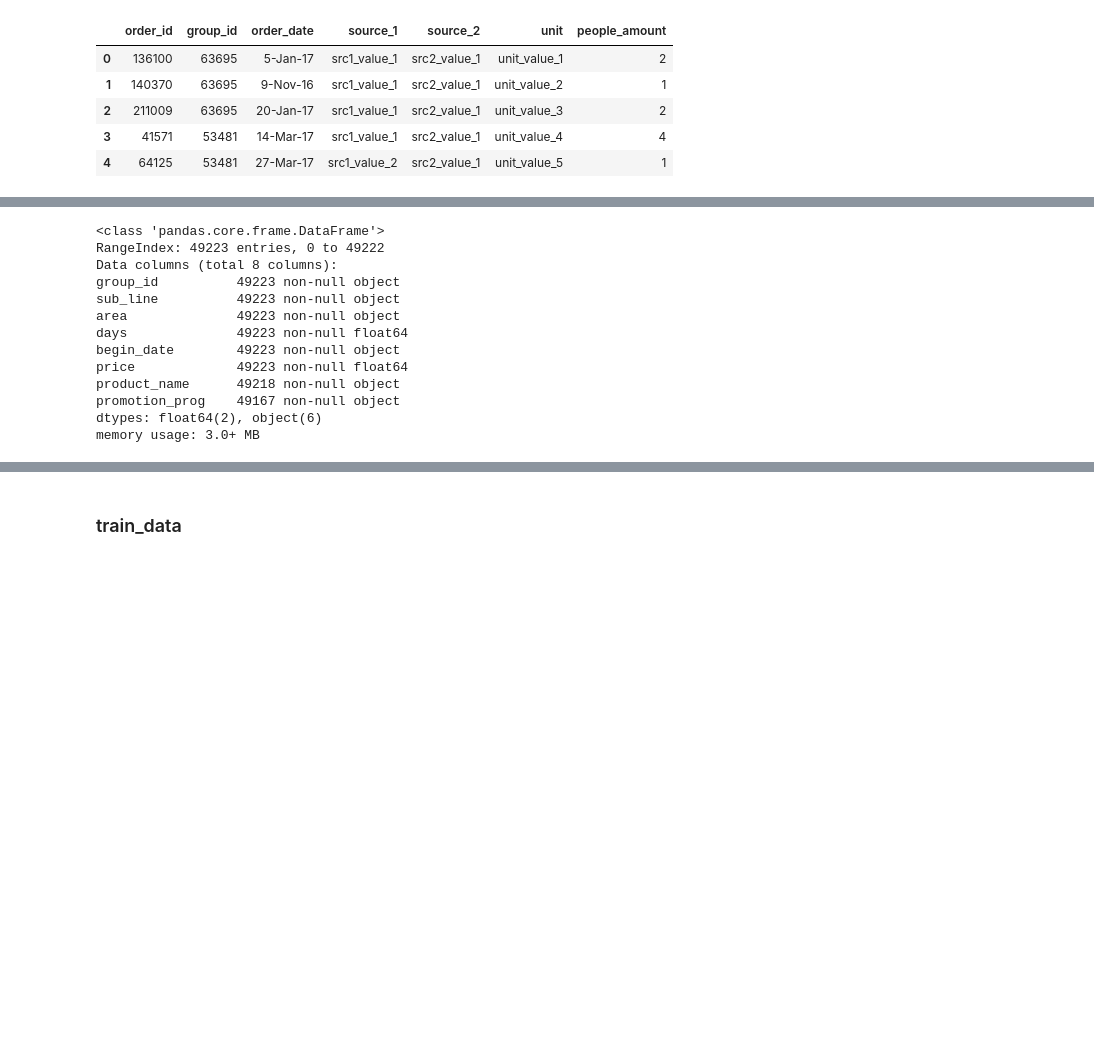
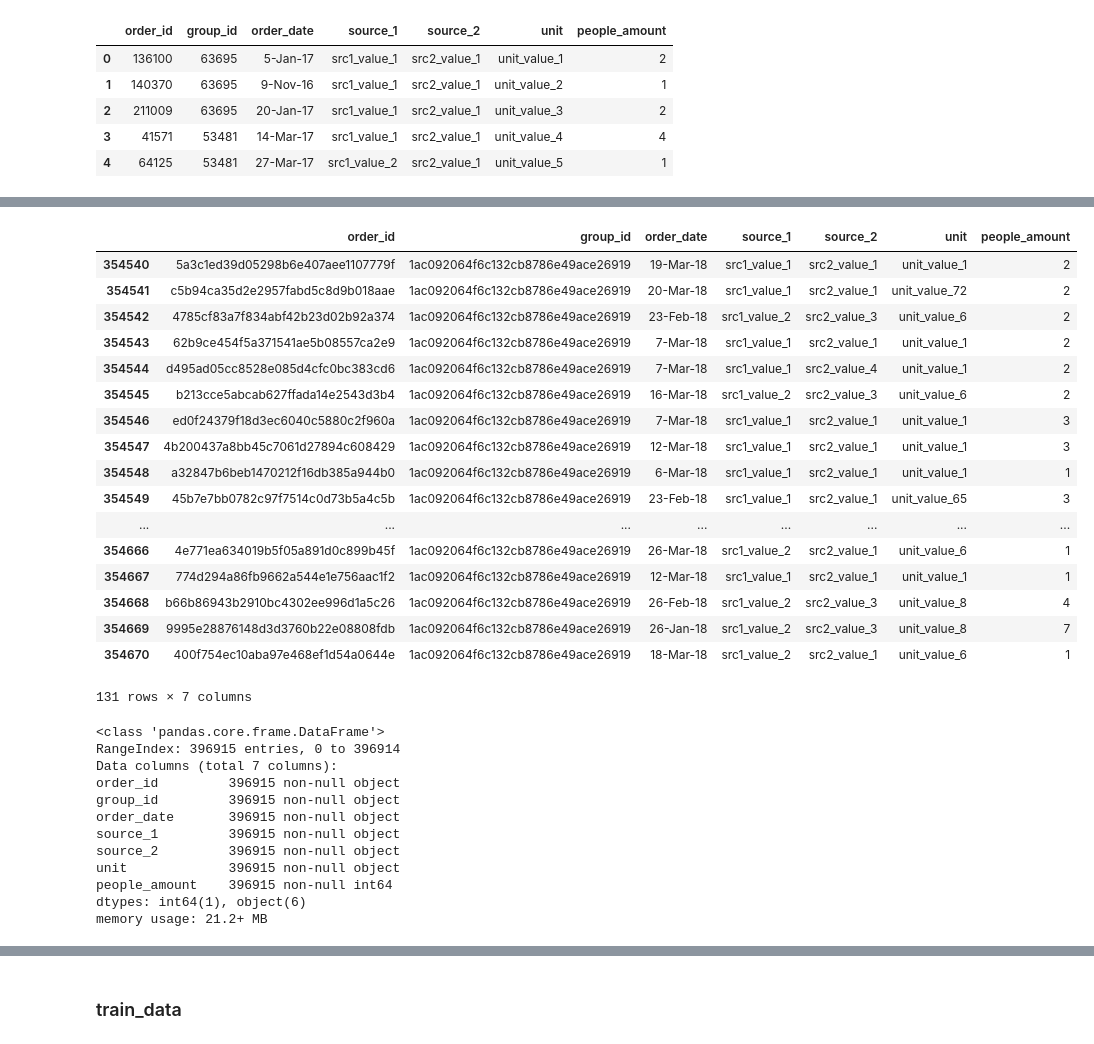
Before and after one commit to HuangKY/t_brain_ai, a Jupyter notebook: analysis/HuangKY/analysis_Huang.ipynb, the cells around one changed output, grey strips where cells are left out. Saved outputs shown, nothing was run; the diff lists cells and outputs as text; code cells hidden in the pictures; blank space fills up the shorter version.

```diff
--- a/analysis/HuangKY/analysis_Huang.ipynb
+++ b/analysis/HuangKY/analysis_Huang.ipynb
@@ -121,16 +243,36 @@ order_data.head(5)
+# %%
+order_data[order_data['group_id'] == '1ac092064f6c132cb8786e49ace26919']
+# %% [output]
+|  | order_id | group_id | order_date | source_1 | source_2 | unit | people_amount |
+| 354540 | 5a3c1ed39d05298b6e407aee1107779f | 1ac092064f6c132cb8786e49ace26919 | 19-Mar-18 | src1_value_1 | src2_value_1 | unit_value_1 | 2 |
+| 354541 | c5b94ca35d2e2957fabd5c8d9b018aae | 1ac092064f6c132cb8786e49ace26919 | 20-Mar-18 | src1_value_1 | src2_value_1 | unit_value_72 | 2 |
+| 354542 | 4785cf83a7f834abf42b23d02b92a374 | 1ac092064f6c132cb8786e49ace26919 | 23-Feb-18 | src1_value_2 | src2_value_3 | unit_value_6 | 2 |
+| 354543 | 62b9ce454f5a371541ae5b08557ca2e9 | 1ac092064f6c132cb8786e49ace26919 | 7-Mar-18 | src1_value_1 | src2_value_1 | unit_value_1 | 2 |
+| 354544 | d495ad05cc8528e085d4cfc0bc383cd6 | 1ac092064f6c132cb8786e49ace26919 | 7-Mar-18 | src1_value_1 | src2_value_4 | unit_value_1 | 2 |
+| 354545 | b213cce5abcab627ffada14e2543d3b4 | 1ac092064f6c132cb8786e49ace26919 | 16-Mar-18 | src1_value_2 | src2_value_3 | unit_value_6 | 2 |
+| 354546 | ed0f24379f18d3ec6040c5880c2f960a | 1ac092064f6c132cb8786e49ace26919 | 7-Mar-18 | src1_value_1 | src2_value_1 | unit_value_1 | 3 |
+| 354547 | 4b200437a8bb45c7061d27894c608429 | 1ac092064f6c132cb8786e49ace26919 | 12-Mar-18 | src1_value_1 | src2_value_1 | unit_value_1 | 3 |
+| 354548 | a32847b6beb1470212f16db385a944b0 | 1ac092064f6c132cb8786e49ace26919 | 6-Mar-18 | src1_value_1 | src2_value_1 | unit_value_1 | 1 |
+| 354549 | 45b7e7bb0782c97f7514c0d73b5a4c5b | 1ac092064f6c132cb8786e49ace26919 | 23-Feb-18 | src1_value_1 | src2_value_1 | unit_value_65 | 3 |
+| ... | ... | ... | ... | ... | ... | ... | ... |
+| 354666 | 4e771ea634019b5f05a891d0c899b45f | 1ac092064f6c132cb8786e49ace26919 | 26-Mar-18 | src1_value_2 | src2_value_1 | unit_value_6 | 1 |
+| 354667 | 774d294a86fb9662a544e1e756aac1f2 | 1ac092064f6c132cb8786e49ace26919 | 12-Mar-18 | src1_value_1 | src2_value_1 | unit_value_1 | 1 |
+| 354668 | b66b86943b2910bc4302ee996d1a5c26 | 1ac092064f6c132cb8786e49ace26919 | 26-Feb-18 | src1_value_2 | src2_value_3 | unit_value_8 | 4 |
+| 354669 | 9995e28876148d3d3760b22e08808fdb | 1ac092064f6c132cb8786e49ace26919 | 26-Jan-18 | src1_value_2 | src2_value_3 | unit_value_8 | 7 |
+| 354670 | 400f754ec10aba97e468ef1d54a0644e | 1ac092064f6c132cb8786e49ace26919 | 18-Mar-18 | src1_value_2 | src2_value_1 | unit_value_6 | 1 |
+131 rows × 7 columns
 # %%
-group_data.info()
+order_data.info()
 # %% [output]
 <class 'pandas.core.frame.DataFrame'>
-RangeIndex: 49223 entries, 0 to 49222
-Data columns (total 8 columns):
-group_id          49223 non-null object
-sub_line          49223 non-null object
-area              49223 non-null object
-days              49223 non-null float64
-begin_date        49223 non-null object
-price             49223 non-null float64
-product_name      49218 non-null object
-promotion_prog    49167 non-null object
-dtypes: float64(2), object(6)
-memory usage: 3.0+ MB
+RangeIndex: 396915 entries, 0 to 396914
+Data columns (total 7 columns):
+order_id         396915 non-null object
+group_id         396915 non-null object
+order_date       396915 non-null object
+source_1         396915 non-null object
+source_2         396915 non-null object
+unit             396915 non-null object
+people_amount    396915 non-null int64
+dtypes: int64(1), object(6)
+memory usage: 21.2+ MB
```
Also changed, not shown: parts of 37 cells of this notebook.
